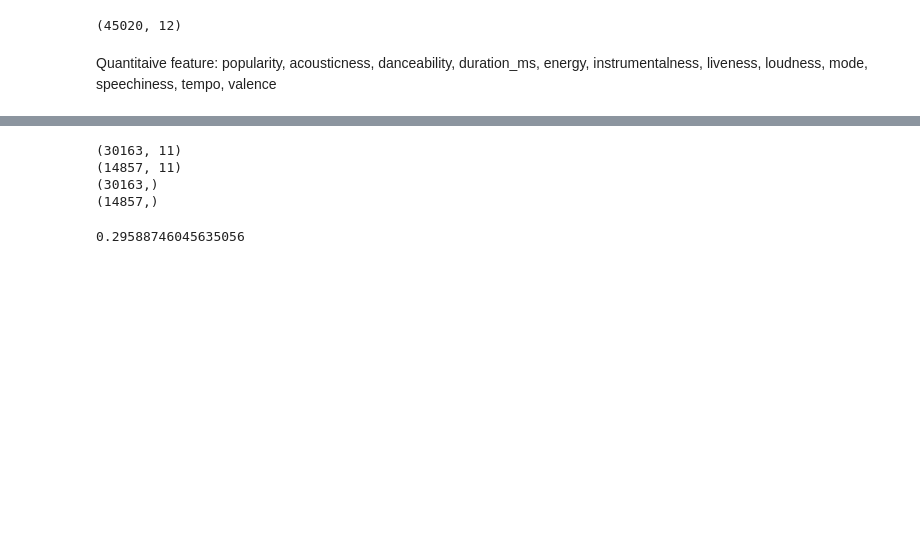
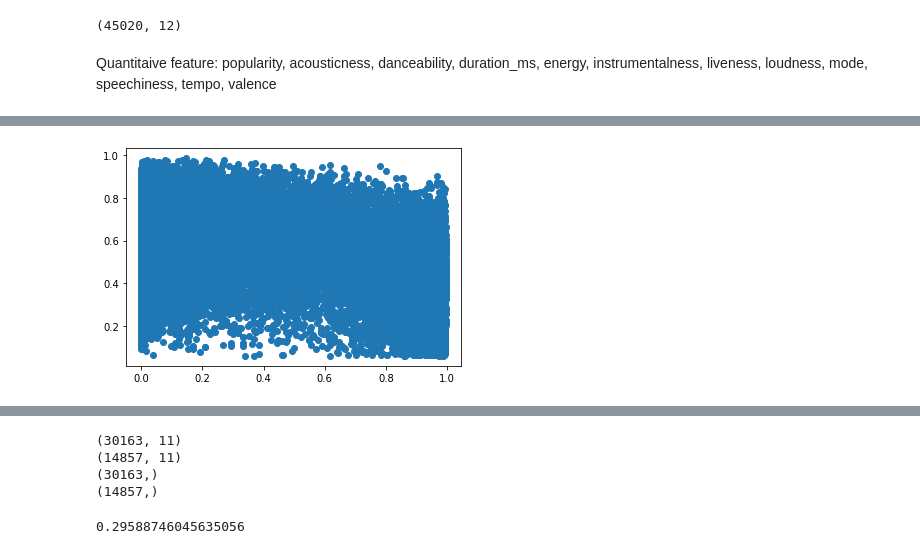
Before and after one commit to COGS118A/Group021-Wi23, a Jupyter notebook: CheckpointGroup021-Wi23.ipynb, the cells around one changed output, grey strips where cells are left out. Cells and saved outputs as stored; diff of their text form; code cells hidden in the pictures; blank space fills up the shorter version.

```diff
--- a/CheckpointGroup021-Wi23.ipynb
+++ b/CheckpointGroup021-Wi23.ipynb
@@ -155,0 +162,5 @@ plt.show()
+# %%
+plt.scatter(df['acousticness'], df['danceability'])
+plt.show()
+# %% [output]
+[figure, added]
```
Also changed, not shown: parts of 11 cells of this notebook.
